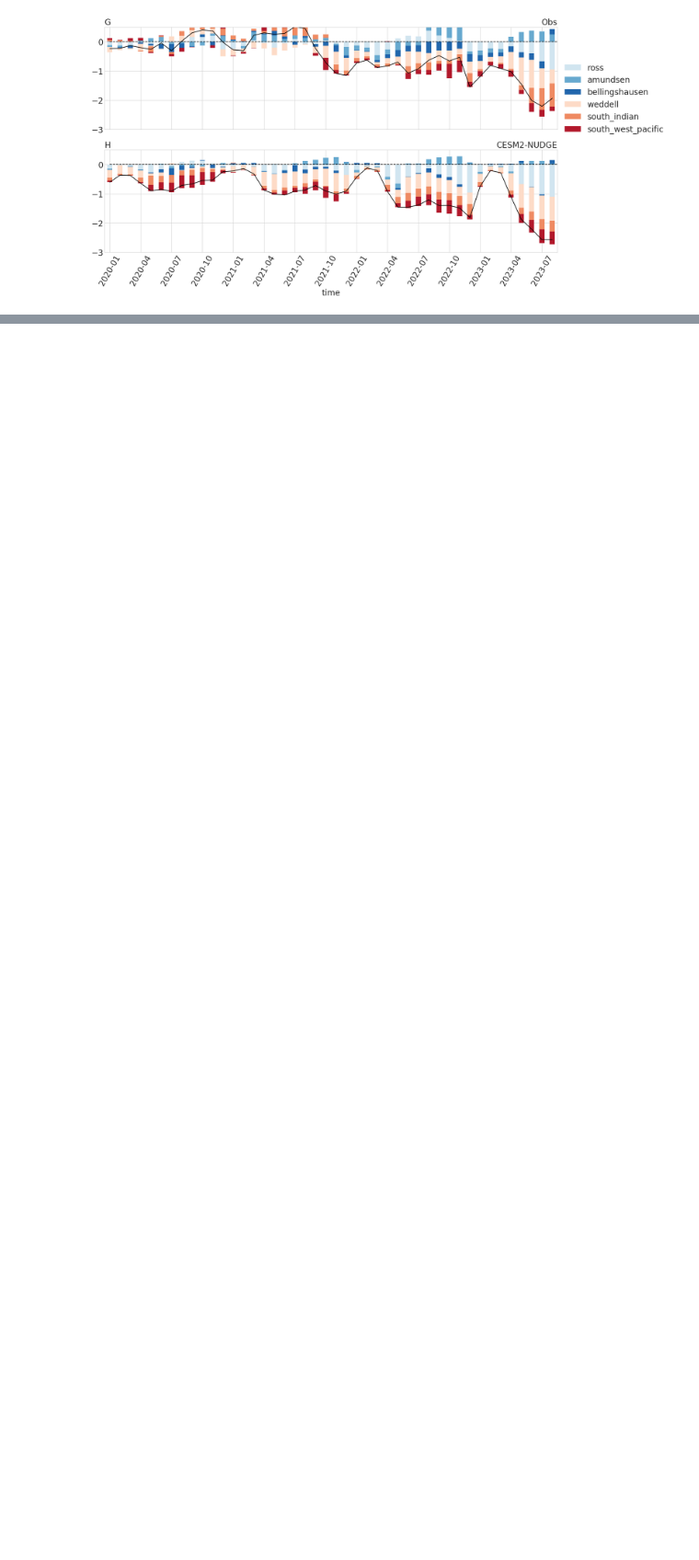
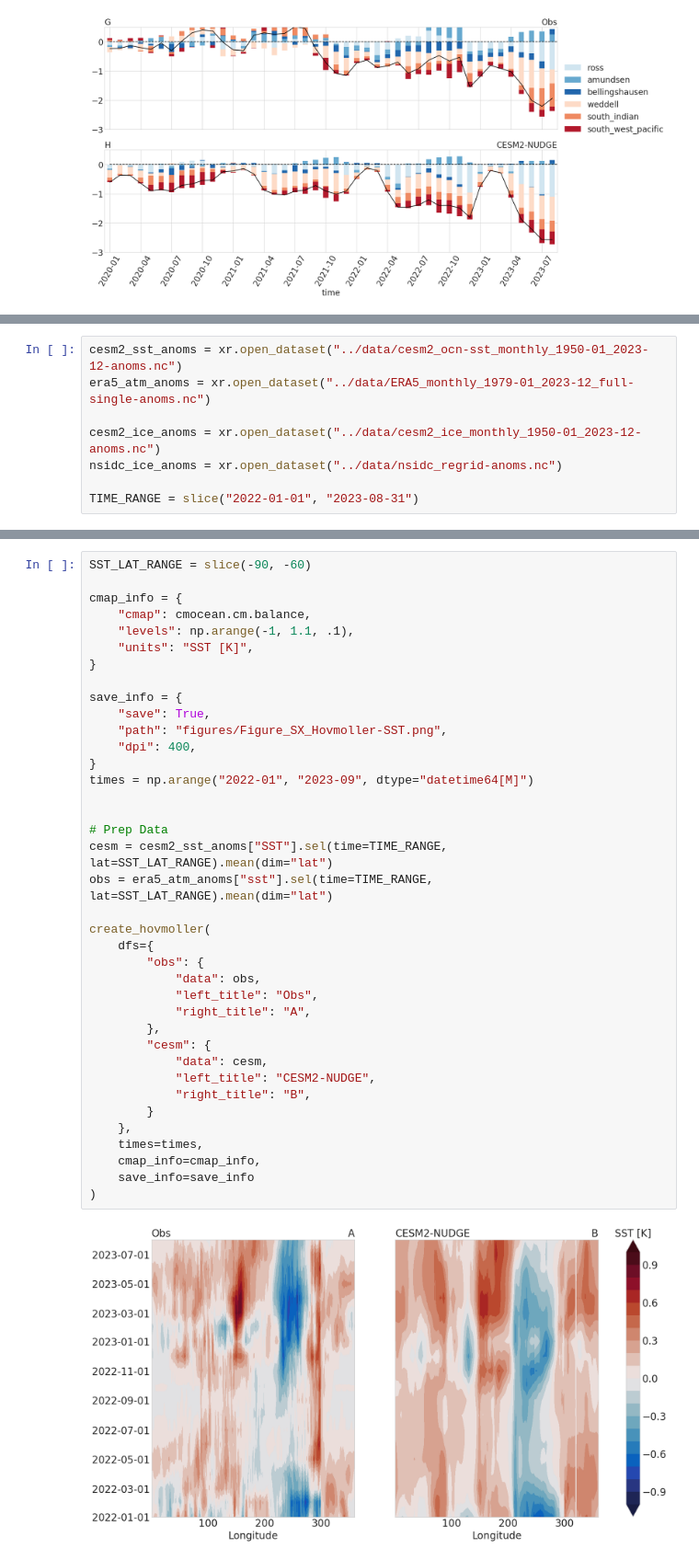
Before and after one commit to zacespinosa/SI-Antarctic, a Jupyter notebook: visualize/analysis_timeseries.ipynb, the cells around one changed output, grey strips where cells are left out. Shown at 92% size. Cells and saved outputs as stored; diff of their text form; blank space fills up the shorter version.

Commit message:
update run pipeline and add more figures

```diff
--- a/visualize/analysis_timeseries.ipynb
+++ b/visualize/analysis_timeseries.ipynb
@@ -145,0 +96,8 @@ timeseries(time_params)
+# %%
+cesm2_sst_anoms = xr.open_dataset("../data/cesm2_ocn-sst_monthly_1950-01_2023-12-anoms.nc")
+era5_atm_anoms = xr.open_dataset("../data/ERA5_monthly_1979-01_2023-12_full-single-anoms.nc")
+
+cesm2_ice_anoms = xr.open_dataset("../data/cesm2_ice_monthly_1950-01_2023-12-anoms.nc")
+nsidc_ice_anoms = xr.open_dataset("../data/nsidc_regrid-anoms.nc")
+
+TIME_RANGE = slice("2022-01-01", "2023-08-31")
@@ -145,0 +130,40 @@ timeseries(time_params)
+# %%
+SST_LAT_RANGE = slice(-90, -60)
+
+cmap_info = {
+    "cmap": cmocean.cm.balance,
+    "levels": np.arange(-1, 1.1, .1),
+    "units": "SST [K]",
+}
+
+save_info = {
+    "save": True,
+    "path": "figures/Figure_SX_Hovmoller-SST.png",
+    "dpi": 400,
+}
+times = np.arange("2022-01", "2023-09", dtype="datetime64[M]")
+
+
+# Prep Data
+cesm = cesm2_sst_anoms["SST"].sel(time=TIME_RANGE, lat=SST_LAT_RANGE).mean(dim="lat")
+obs = era5_atm_anoms["sst"].sel(time=TIME_RANGE, lat=SST_LAT_RANGE).mean(dim="lat")
+
+create_hovmoller(
+    dfs={
+        "obs": {
+            "data": obs,
+            "left_title": "Obs",
+            "right_title": "A",
+        },
+        "cesm": {
+            "data": cesm,
+            "left_title": "CESM2-NUDGE",
+            "right_title": "B",
+        }
+    },
+    times=times,
+    cmap_info=cmap_info,
+    save_info=save_info
+)
+# %% [output]
+[figure, added]
```
Also changed, not shown: parts of 8 cells of this notebook, 15 other files.
